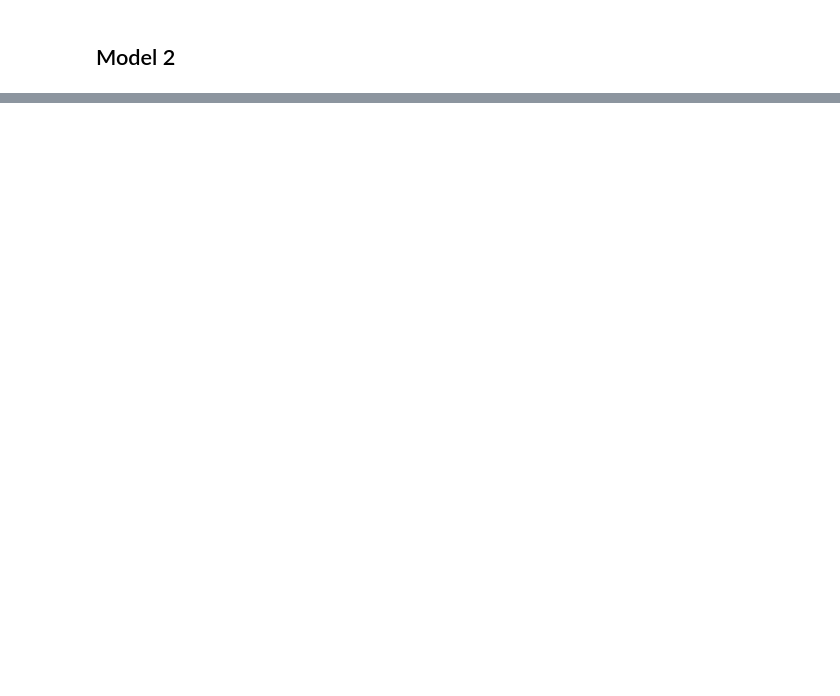
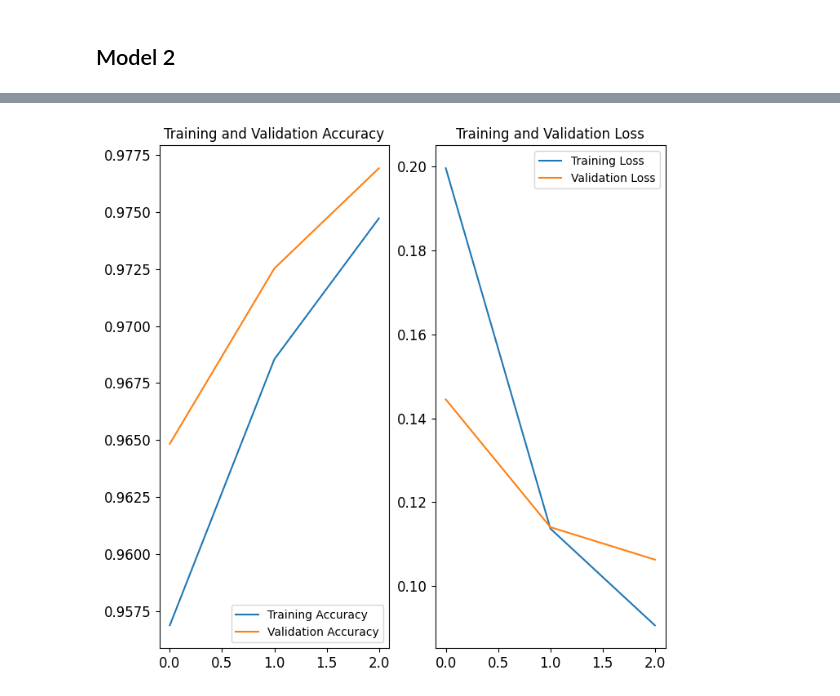
Before and after one commit to JosueMolinaMorales/CyberAI, a Jupyter notebook: Assignment3/malware_image_detection.ipynb, the cells around one changed output, grey strips where cells are left out. Drawn from its saved outputs; the diff is of its cells as text; code cells hidden in the pictures; blank space fills up the shorter version.

Commit message:
add two more models

```diff
--- a/Assignment3/malware_image_detection.ipynb
+++ b/Assignment3/malware_image_detection.ipynb
@@ -457,0 +278,2 @@ checkpoint.restore(tf.train.latest_checkpoint(checkpoint_dir))
+# %%
+train_ds, val_ds = get_train_val_dataset()
@@ -457,0 +285,11 @@ checkpoint.restore(tf.train.latest_checkpoint(checkpoint_dir))
+# %%
+resnet_model = tf.keras.Sequential()
+
+pretrained_model = tf.keras.applications.ResNet50(include_top=False, input_shape=(300, 300, 3), pooling='avg', weights='imagenet', classes=2)
+
+for layer in pretrained_model.layers:
+    layer.trainable = False
+
+resnet_model.add(pretrained_model)
+resnet_model.add(tf.keras.layers.Flatten())
+resnet_model.add(tf.keras.layers.Dense(1, activation='sigmoid'))
@@ -457,0 +314,9 @@ checkpoint.restore(tf.train.latest_checkpoint(checkpoint_dir))
+# %%
+resnet_model.compile(optimizer='adam', loss='binary_crossentropy', metrics=['accuracy'])
+# %%
+epochs = 3
+history = resnet_model.fit(
+  train_ds,
+  validation_data=val_ds,
+  epochs=epochs
+)
@@ -457,0 +330,4 @@ checkpoint.restore(tf.train.latest_checkpoint(checkpoint_dir))
+# %%
+plot_train_val_accuracy(history, epochs)
+# %% [output]
+[figure, added]
```
Also changed, not shown: parts of 43 cells of this notebook, 1 other file.
